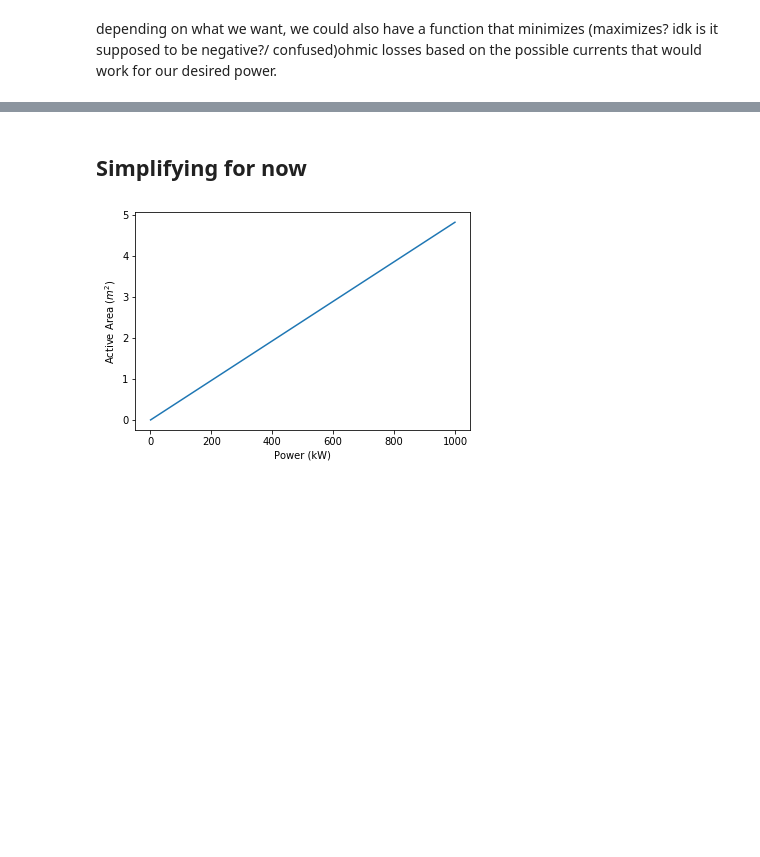
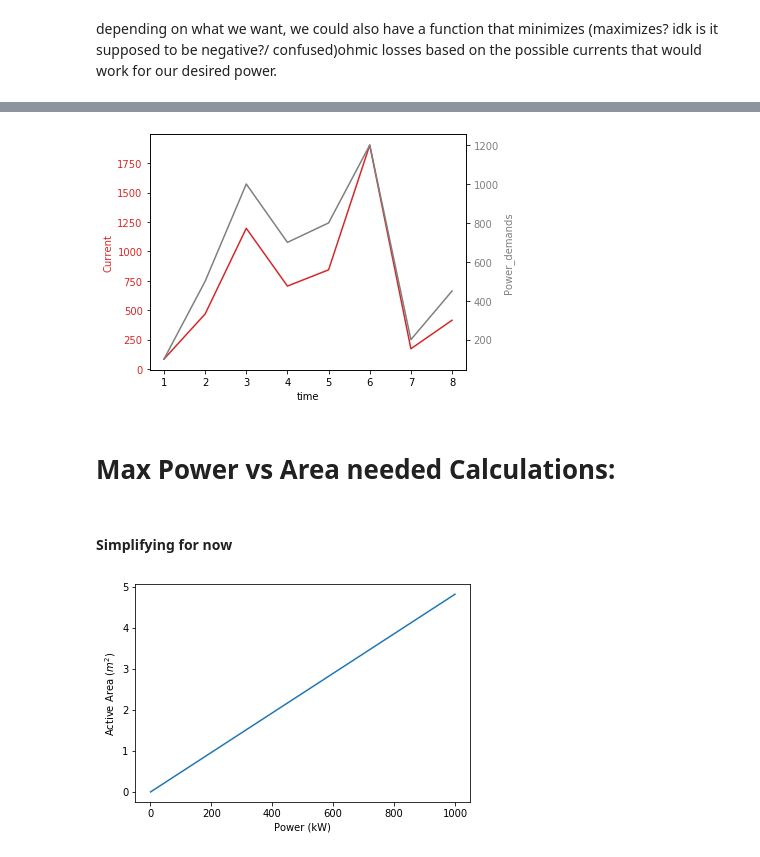
Before and after one commit to MaryLouNadeau/Zochas, a Jupyter notebook: Techno_econ_model.ipynb, the cells around one changed output, grey strips where cells are left out. Saved outputs shown, nothing was run; the diff lists cells and outputs as text; code cells hidden in the pictures; blank space fills up the shorter version.

```diff
--- a/Techno_econ_model.ipynb
+++ b/Techno_econ_model.ipynb
@@ -209,0 +214,7 @@ minimum ohmic loss for your power setting of 500 watts (units?) is 0.6 volts(?)
+# %%
+Power = 100
+guesses = [0,1000] #find some better upper limit than '1000'
+current_lists = least_squares(objective_function, guesses ,args=([Power]))
+
+current = min(current_lists.x)
+voltage = Power/current
@@ -210,5 +286,27 @@ minimum ohmic loss for your power setting of 500 watts (units?) is 0.6 volts(?)
+# %%
+fig, ax1 = plt.subplots()
+
+color = 'tab:red'
+ax1.set_xlabel('time')
+ax1.set_ylabel('Current', color=color)
+ax1.plot(times,currents, color=color)
+ax1.tick_params(axis='y', labelcolor=color)
+
+ax2 = ax1.twinx()  # instantiate a second axes that shares the same x-axis
+
+color = 'tab:grey'
+ax2.set_ylabel('Power_demands', color=color)  # we already handled the x-label with ax1
+ax2.plot(times, Power_demands, color=color)
+ax2.tick_params(axis='y', labelcolor=color)
+
+fig.tight_layout()  # otherwise the right y-label is slightly clipped
+plt.show()
+# %% [output]
+[figure, added]
+# %% [markdown]
+# Max Power vs Area needed Calculations:
 # %% [markdown]
-## Simplifying for now
+#### Simplifying for now
 # %%
 #E0_C = 0.401 #V vs SHE
 #E0_A = -.763 #V vs SHE
```
Also changed, not shown: parts of 8 cells of this notebook.
